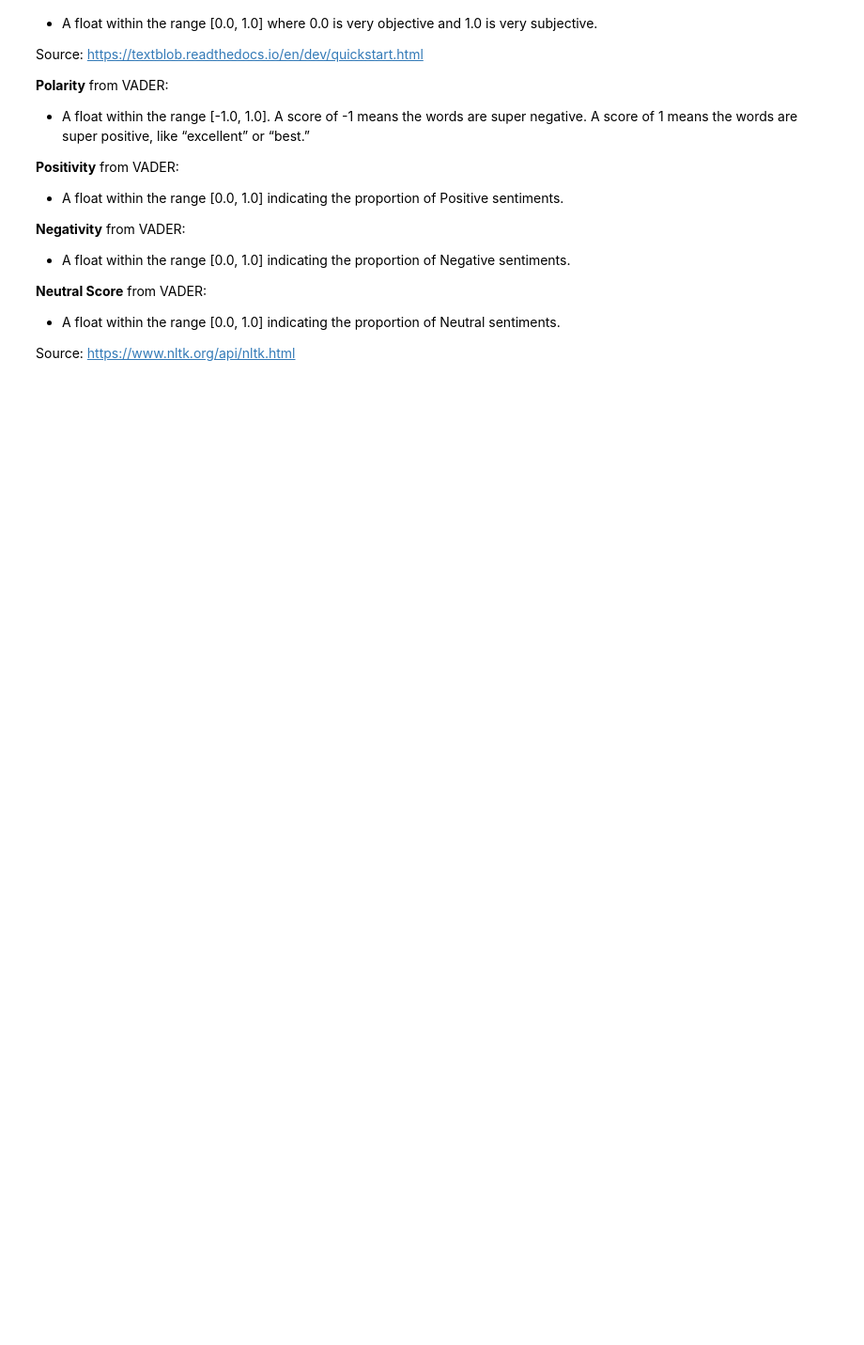
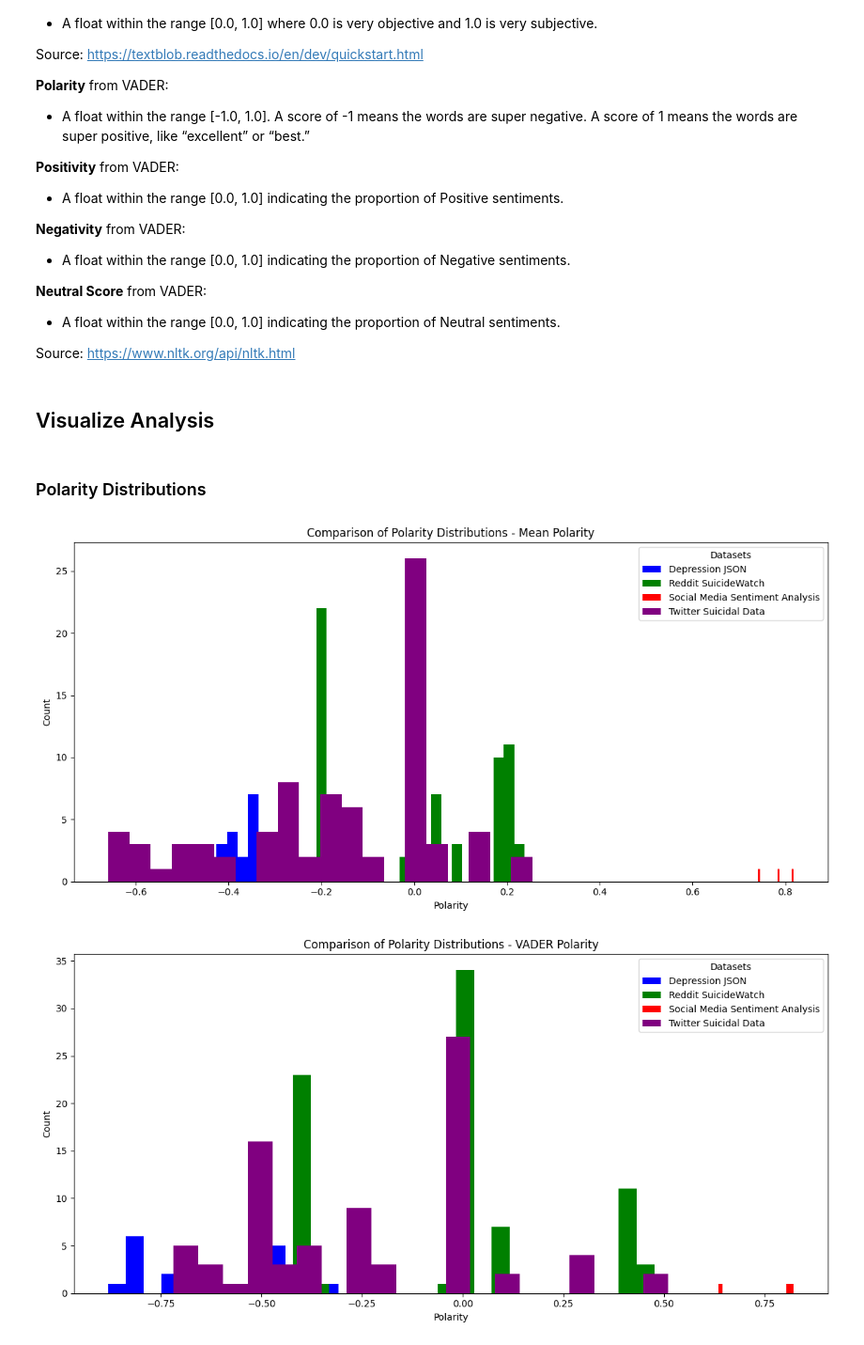
Before and after one commit to kmock930/Natural-Language-Processing, a Jupyter notebook: Project/sentiment-analysis.ipynb, the cells around one changed output. Shown at 94% size. Cells and saved outputs as stored; diff of their text form; code cells hidden in the pictures; blank space fills up the shorter version.

Commit message:
Visualized Sentiment Analysis Plots

```diff
--- a/Project/sentiment-analysis.ipynb
+++ b/Project/sentiment-analysis.ipynb
@@ -364,3 +380,11 @@ Source: <url>https://textblob.readthedocs.io/en/dev/quickstart.html</url>
 * A float within the range [0.0, 1.0] indicating the proportion of Neutral sentiments.
 
 Source: <url>https://www.nltk.org/api/nltk.html</url>
+# %% [markdown]
+## Visualize Analysis
+# %%
+dataframes = {}
+for jsonfile in os.listdir(output_dir):
+    df = pd.read_json(os.path.join(output_dir, jsonfile))
+    df["mean_polarity"] = (df["polarity_TextBlob"] + df["polarity_VADER"]) / 2
+    dataframes[jsonfile.split(".json")[0]] = df
@@ -366,0 +393,47 @@ Source: <url>https://www.nltk.org/api/nltk.html</url>
+# %% [markdown]
+### Polarity Distributions
+# %%
+# Mean Polarity Distribution
+plt.figure(figsize=(12, 6))
+plt.title("Comparison of Polarity Distributions - Mean Polarity")
+plt.xlabel("Polarity")
+plt.ylabel("Count")
+plt.hist(data=dataframes["depression_ngram"], x='mean_polarity', bins=20, color='blue', label='Depression JSON')
+plt.hist(data=dataframes["reddit_ngram"], x='mean_polarity', bins=20, color='green', label='Reddit SuicideWatch')
+plt.hist(data=dataframes["social_media_sentiment_analysis_ngram"], x='mean_polarity', bins=20, color='red', label='Social Media Sentiment Analysis')
+plt.hist(data=dataframes["twitter_suicidal_ngram"], x='mean_polarity', bins=20, color='purple', label='Twitter Suicidal Data')
+plt.legend(title="Datasets")
+plt.tight_layout()
+plt.savefig(os.path.join(output_dir, "mean_polarity_distribution.png"))
+plt.show()
+
+# VADER Polarity Distribution
+plt.figure(figsize=(12, 6))
+plt.title("Comparison of Polarity Distributions - VADER Polarity")
+plt.xlabel("Polarity")
+plt.ylabel("Count")
+plt.hist(data=dataframes["depression_ngram"], x='polarity_VADER', bins=20, color='blue', label='Depression JSON')
+plt.hist(data=dataframes["reddit_ngram"], x='polarity_VADER', bins=20, color='green', label='Reddit SuicideWatch')
+plt.hist(data=dataframes["social_media_sentiment_analysis_ngram"], x='polarity_VADER', bins=20, color='red', label='Social Media Sentiment Analysis')
+plt.hist(data=dataframes["twitter_suicidal_ngram"], x='polarity_VADER', bins=20, color='purple', label='Twitter Suicidal Data')
+plt.legend(title="Datasets")
+plt.tight_layout()
+plt.savefig(os.path.join(output_dir, "vader_polarity_distribution.png"))
+plt.show()
+
+# TextBlob Polarity Distribution
+plt.figure(figsize=(12, 6))
+plt.title("Comparison of Polarity Distributions - TextBlob Polarity")
+plt.xlabel("Polarity")
+plt.ylabel("Count")
+plt.hist(data=dataframes["depression_ngram"], x='polarity_TextBlob', bins=20, color='blue', label='Depression JSON')
+plt.hist(data=dataframes["reddit_ngram"], x='polarity_TextBlob', bins=20, color='green', label='Reddit SuicideWatch')
+plt.hist(data=dataframes["social_media_sentiment_analysis_ngram"], x='polarity_TextBlob', bins=20, color='red', label='Social Media Sentiment Analysis')
+plt.hist(data=dataframes["twitter_suicidal_ngram"], x='polarity_TextBlob', bins=20, color='purple', label='Twitter Suicidal Data')
+plt.legend(title="Datasets")
+plt.tight_layout()
+plt.savefig(os.path.join(output_dir, "textblob_polarity_distribution.png"))
+plt.show()
+# %% [output]
+[figure, added]
+[figure, added]
```
Also changed, not shown: parts of 16 cells of this notebook, 22 other files.
